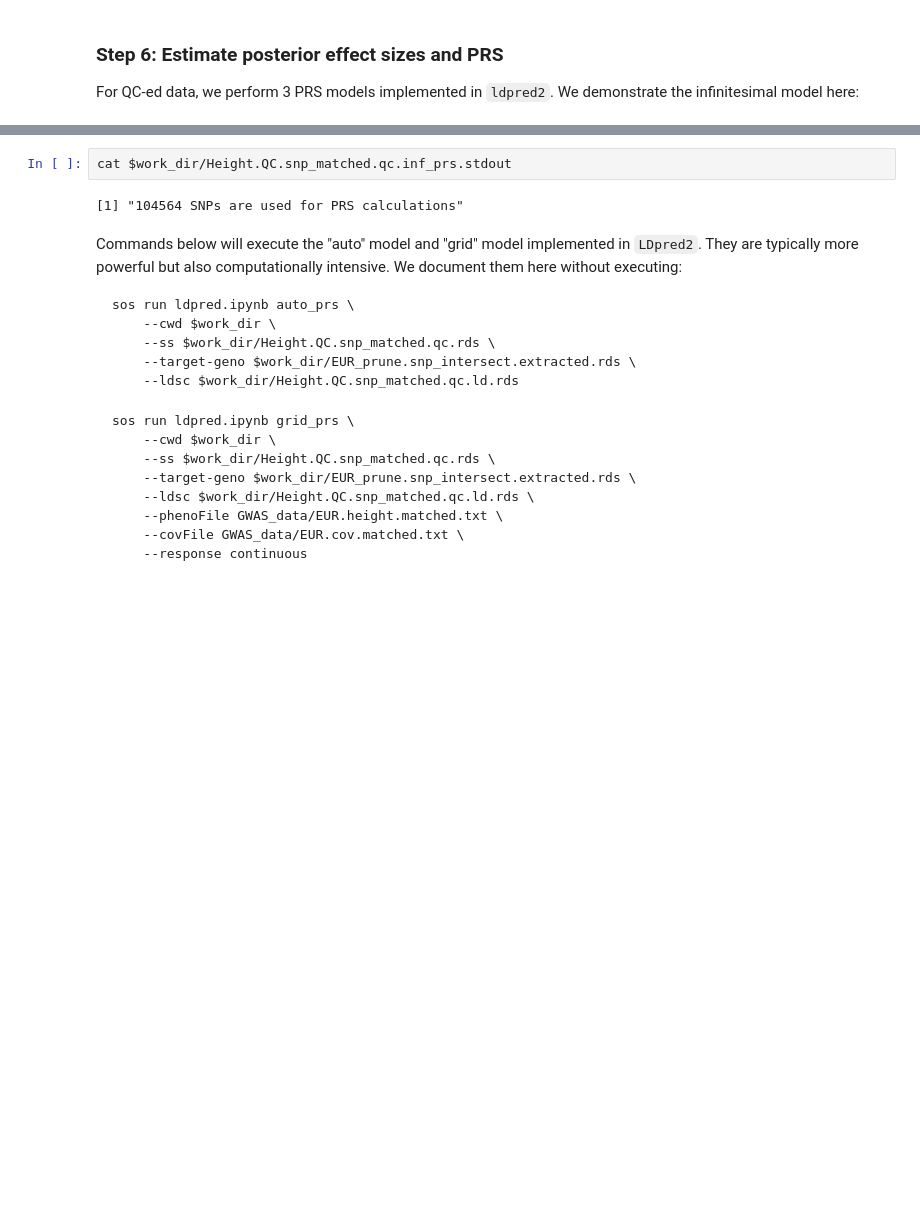
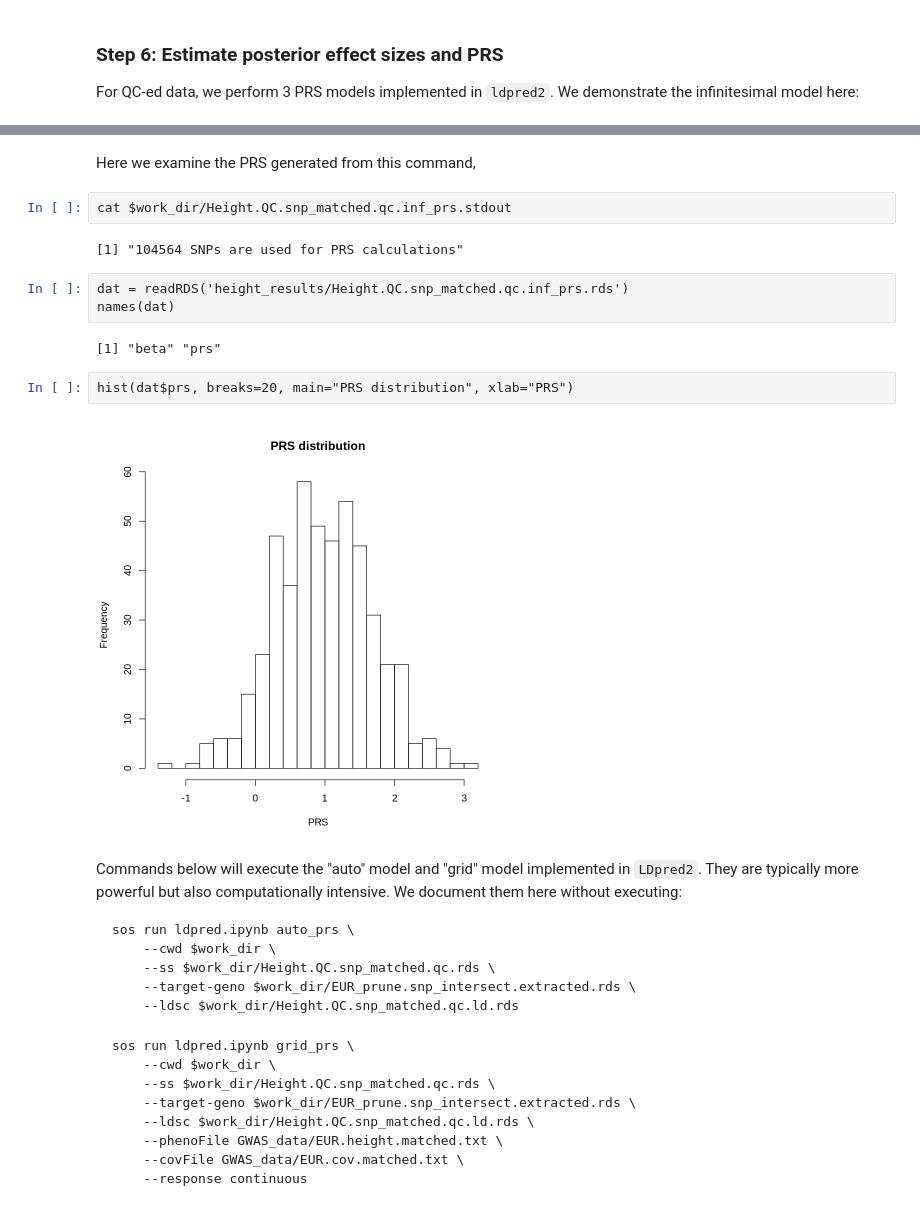
Before and after one commit to cumc/bioworkflows, a Jupyter notebook: ldpred/ldpred2_example.ipynb, the cells around one changed output, grey strips where cells are left out. Cells and saved outputs as stored; diff of their text form; blank space fills up the shorter version.

```diff
--- a/ldpred/ldpred2_example.ipynb
+++ b/ldpred/ldpred2_example.ipynb
@@ -224,7 +226,18 @@ INFO: Workflow inf_prs (ID=w1219f13000c52cc3) is executed successfully with 2 co
+# %% [markdown]
+Here we examine the PRS generated from this command,
 # %%
 cat $work_dir/Height.QC.snp_matched.qc.inf_prs.stdout
 # %% [output]
 [1] "104564 SNPs are used for PRS calculations"
+# %%
+dat = readRDS('height_results/Height.QC.snp_matched.qc.inf_prs.rds')
+names(dat)
+# %% [output]
+[1] "beta" "prs"
+# %%
+hist(dat$prs, breaks=20, main="PRS distribution", xlab="PRS")
+# %% [output]
+[figure, added]
 # %% [markdown]
 Commands below will execute the "auto" model and "grid" model implemented in `LDpred2`. They are typically more powerful but also computationally intensive. We document them here without executing:
 
```
Also changed, not shown: parts of 17 cells of this notebook.
